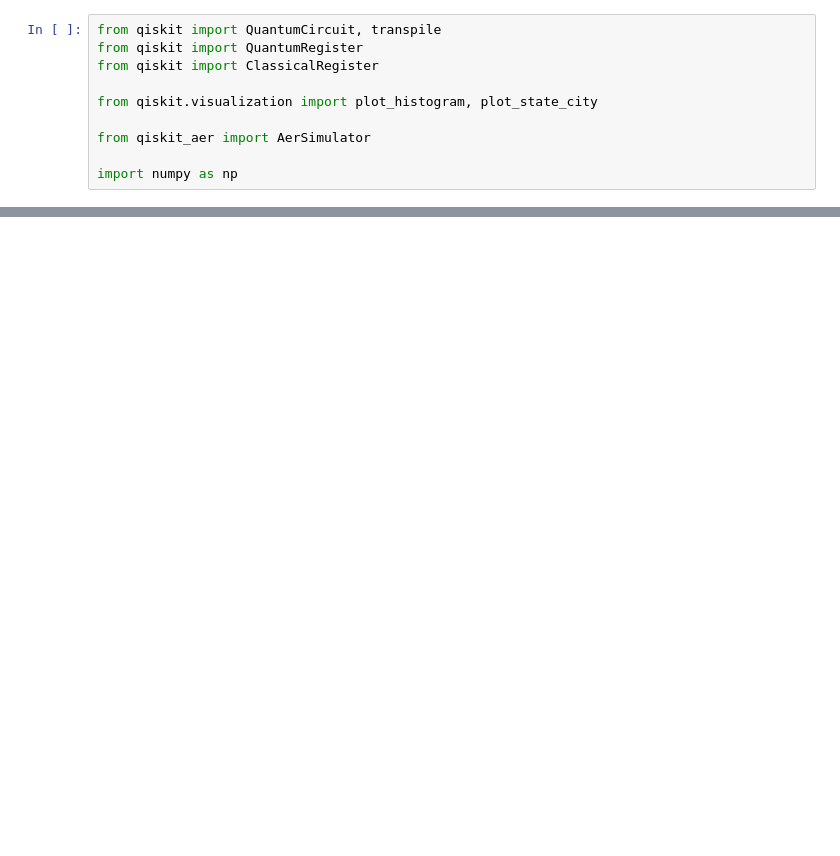
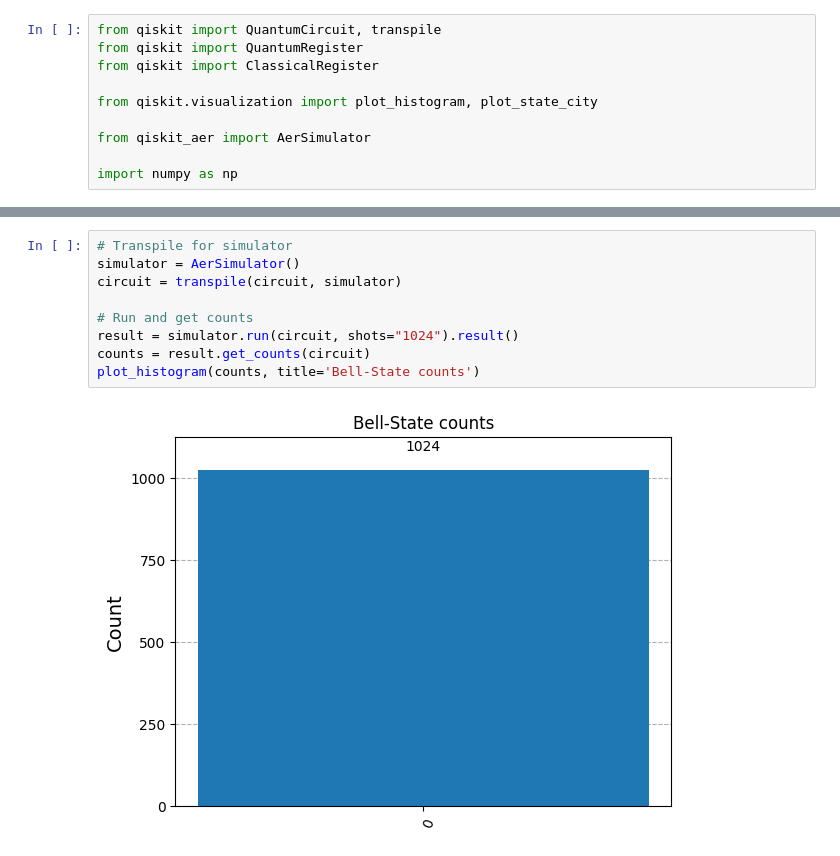
Before and after one commit to InKeaton/QIS_SHOR, a Jupyter notebook: shor.ipynb, the cells around one changed output, grey strips where cells are left out. Drawn from its saved outputs; the diff is of its cells as text; blank space fills up the shorter version.

```diff
--- a/shor.ipynb
+++ b/shor.ipynb
@@ -67,0 +63,11 @@ plot_histogram(counts, title='Bell-State counts')
+# %%
+# Transpile for simulator
+simulator = AerSimulator()
+circuit = transpile(circuit, simulator)
+
+# Run and get counts
+result = simulator.run(circuit, shots="1024").result()
+counts = result.get_counts(circuit)
+plot_histogram(counts, title='Bell-State counts')
+# %% [output]
+[figure, added]
```
Also changed, not shown: parts of 1 cell of this notebook, 1 other file.
